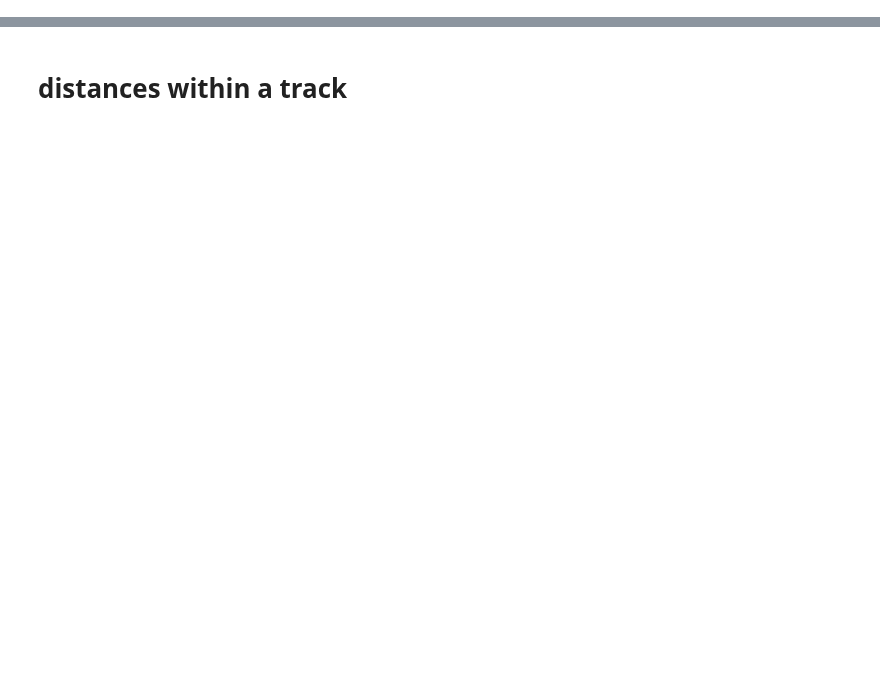
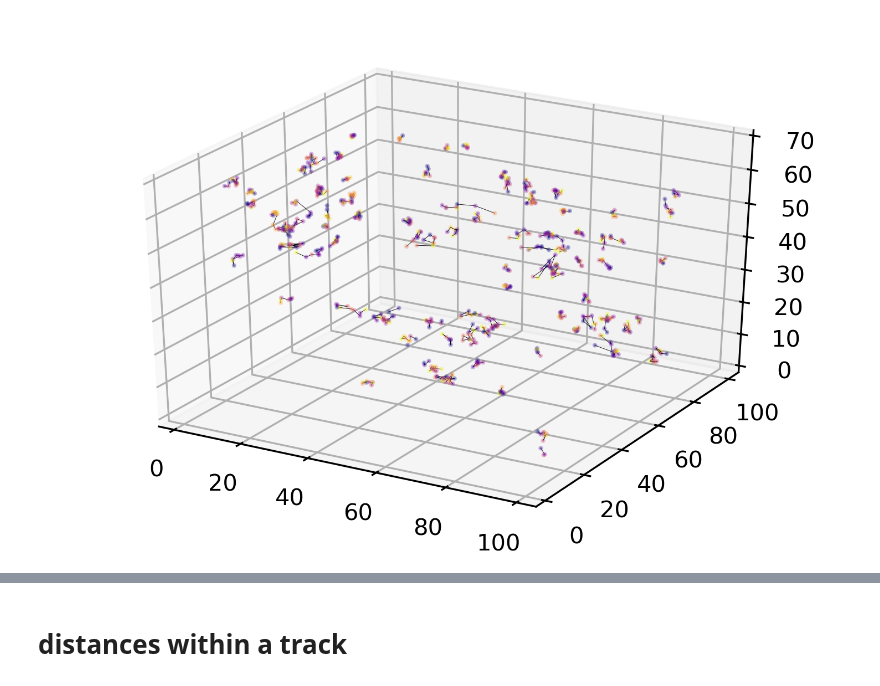
Before and after one commit to pylattice/pyLattice, a Jupyter notebook: src/jupyter/detectedTracks_analyze.ipynb, the cells around one changed output, grey strips where cells are left out. Drawn from its saved outputs; the diff is of its cells as text; code cells hidden in the pictures; blank space fills up the shorter version.

```diff
--- a/src/jupyter/detectedTracks_analyze.ipynb
+++ b/src/jupyter/detectedTracks_analyze.ipynb
@@ -77,0 +104,24 @@ print(len(dataUnique))
+# %%
+#plot them all
+
+# WARNING: this takes ~3 min to plot.
+
+plt.figure(dpi=300)
+
+
+ax = plt.axes(projection='3d')
+
+for trackID in np.unique(data['trackId'].values):
+
+
+    track = longTracks[longTracks['trackId'] == trackID]
+
+    # Data for a three-dimensional line
+    x = track['x'].values.astype(float)
+    y = track['y'].values.astype(float)
+    z = track['z'].values.astype(float)
+    intensity = track['A'].values.astype(float)
+    ax.plot3D(x, y, z, 'k',lw=0.2)
+    ax.scatter3D(x, y, z, c=intensity, cmap='plasma',s=1,alpha=0.3);
+# %% [output]
+[figure, added]
```
Also changed, not shown: parts of 48 cells of this notebook, 2 other files.
